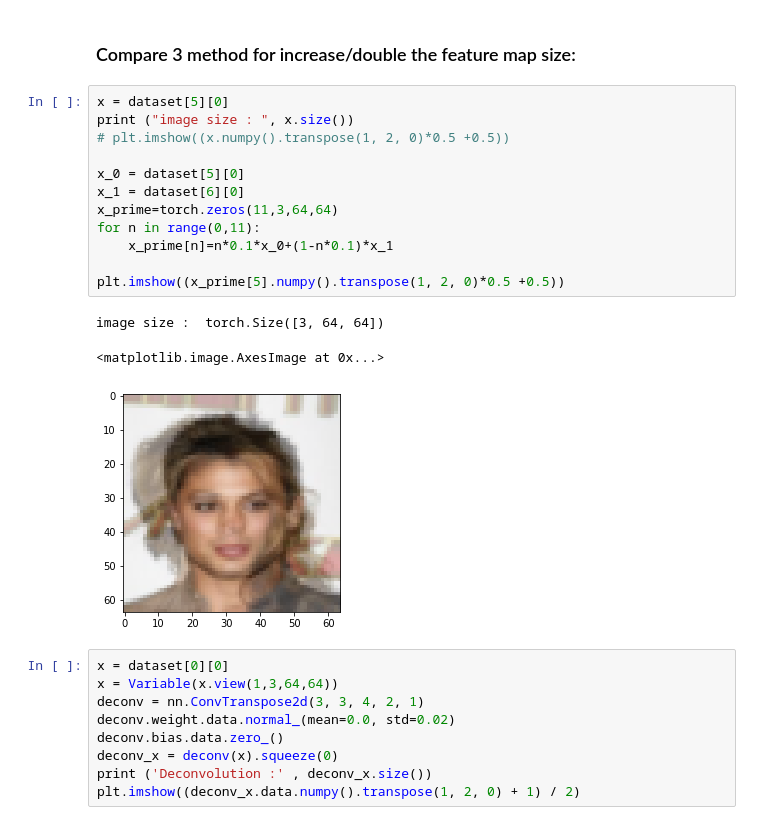
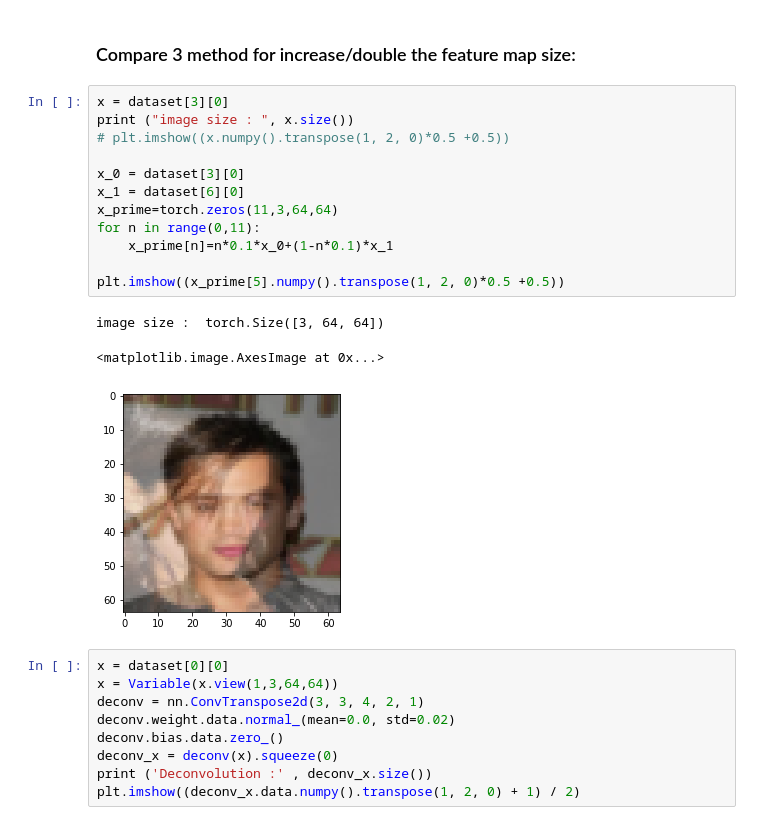
Before and after one commit to fanxiao001/ift6135-assignment, a Jupyter notebook: assignment4/ift6135_hwk4.ipynb, the cells around one changed output. Cells and saved outputs as stored; diff of their text form.

```diff
--- a/assignment4/ift6135_hwk4.ipynb
+++ b/assignment4/ift6135_hwk4.ipynb
@@ -330,21 +334,21 @@ GAN_CelebA.compareRandomPoint(x_0,x_1,G, hidden_dim, show = True, save = False,
 # %% [markdown]
 ### Compare 3 method for increase/double the feature map size:
 # %%
-x = dataset[5][0]
+x = dataset[3][0]
 print ("image size : ", x.size())
 # plt.imshow((x.numpy().transpose(1, 2, 0)*0.5 +0.5))
 
-x_0 = dataset[5][0]
+x_0 = dataset[3][0]
 x_1 = dataset[6][0]
 x_prime=torch.zeros(11,3,64,64)
 for n in range(0,11):
     x_prime[n]=n*0.1*x_0+(1-n*0.1)*x_1
 
 plt.imshow((x_prime[5].numpy().transpose(1, 2, 0)*0.5 +0.5))
 # %% [output]
 image size :  torch.Size([3, 64, 64])
 <matplotlib.image.AxesImage at 0x...>
-[figure, old version]
+[figure, new version]
 # %%
 x = dataset[0][0]
 x = Variable(x.view(1,3,64,64))
```
Also changed, not shown: parts of 3 cells of this notebook, 1 other file.
